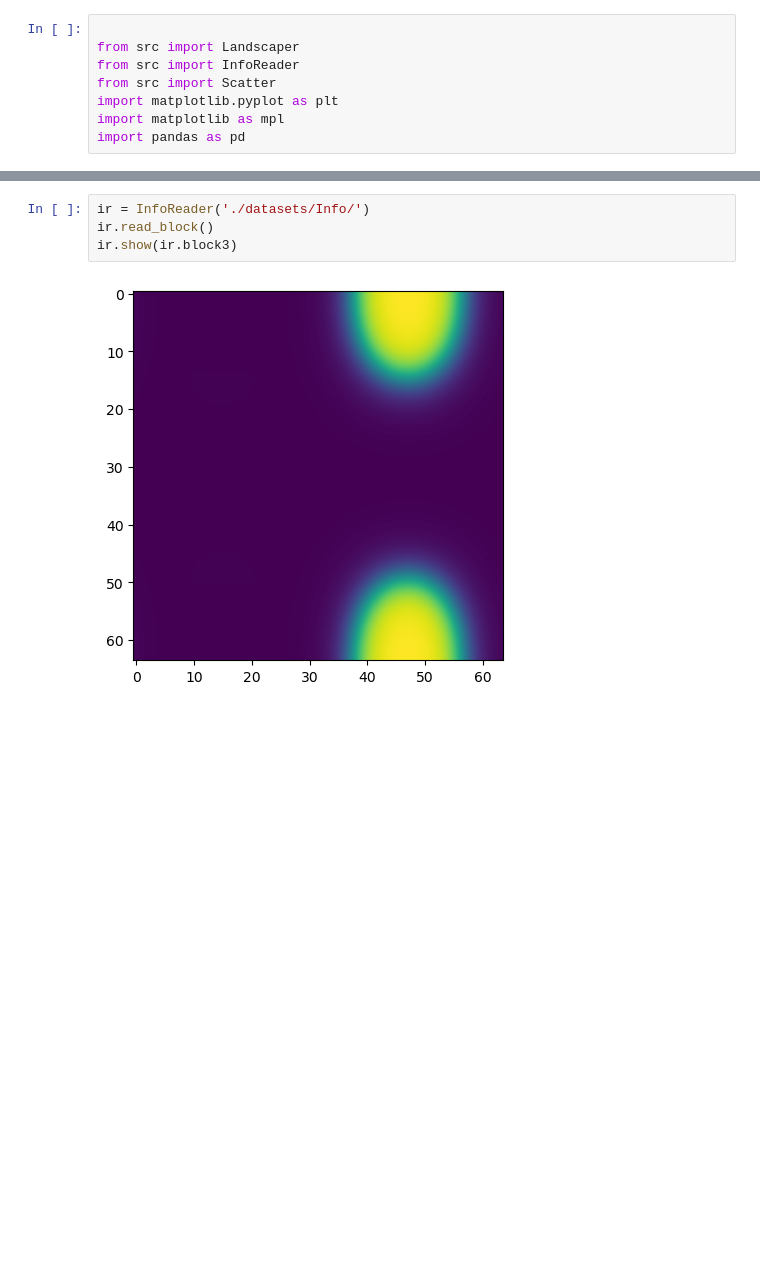
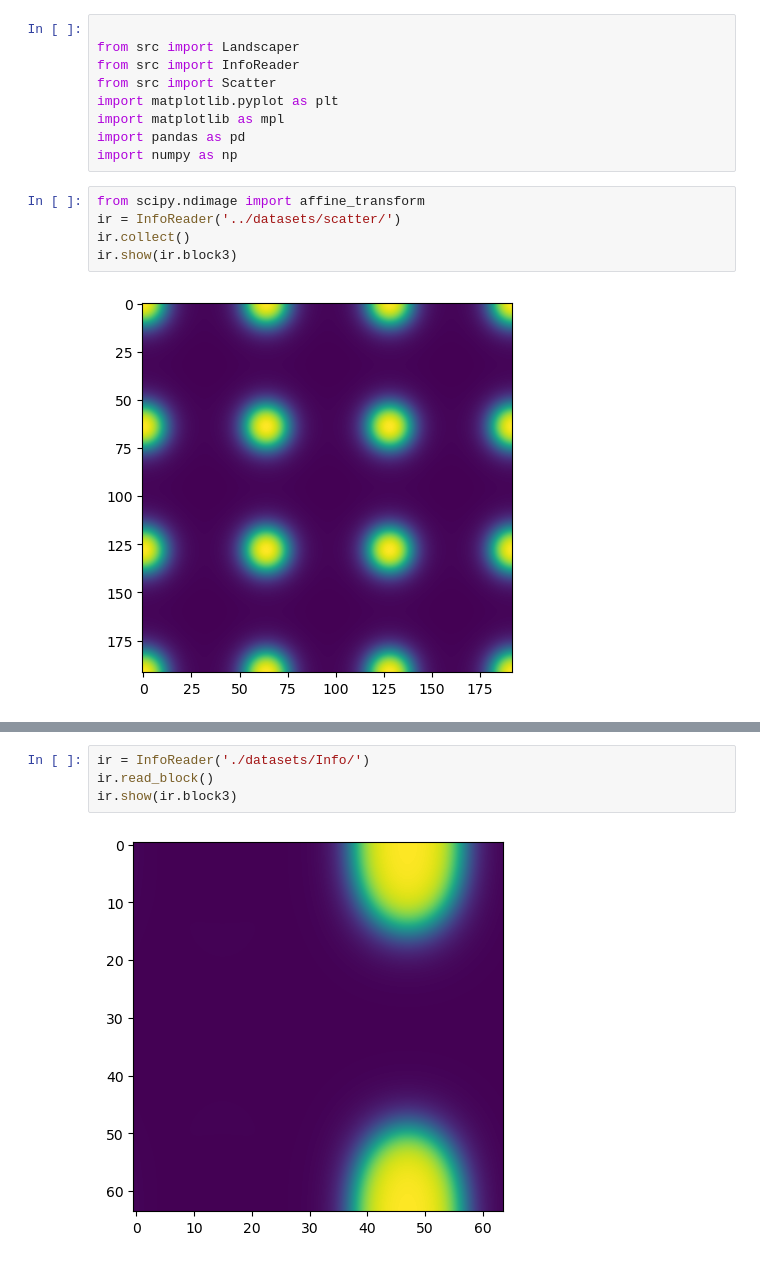
Before and after one commit to KangruiYuan/SimuBox, a Jupyter notebook: demo/Local/base.ipynb, the cells around one changed output, grey strips where cells are left out. Drawn from its saved outputs; the diff is of its cells as text; blank space fills up the shorter version.

```diff
--- a/demo/Local/base.ipynb
+++ b/demo/Local/base.ipynb
@@ -6,3 +6,11 @@ from src import Scatter
 import matplotlib.pyplot as plt
 import matplotlib as mpl
 import pandas as pd
+import numpy as np
+# %%
+from scipy.ndimage import affine_transform
+ir = InfoReader('../datasets/scatter/')
+ir.collect()
+ir.show(ir.block3)
+# %% [output]
+[figure, added]
```
Also changed, not shown: parts of 1 cell of this notebook, 19 other files.
